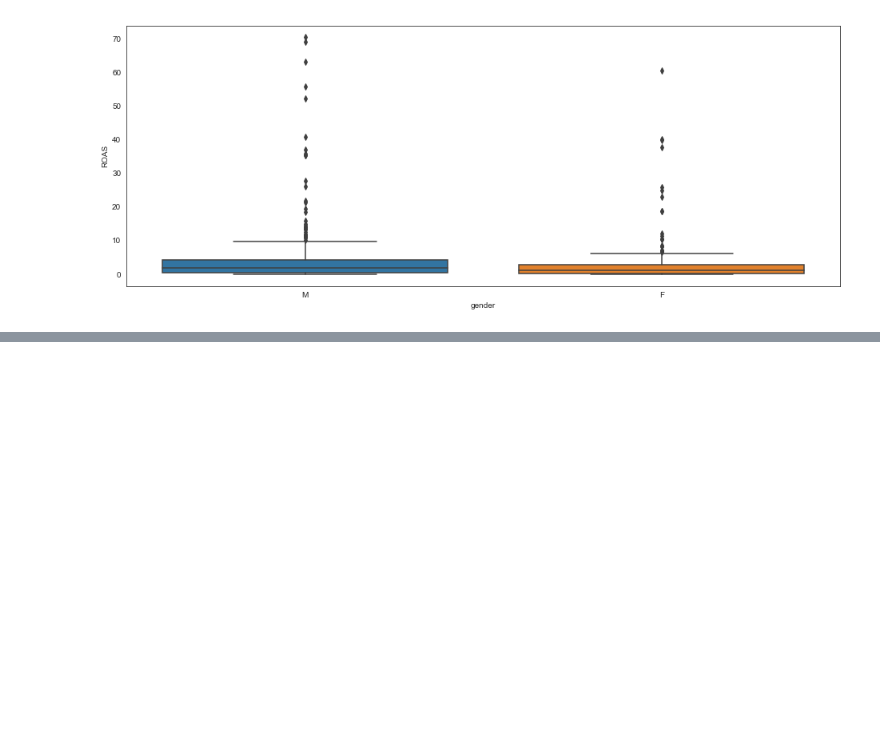
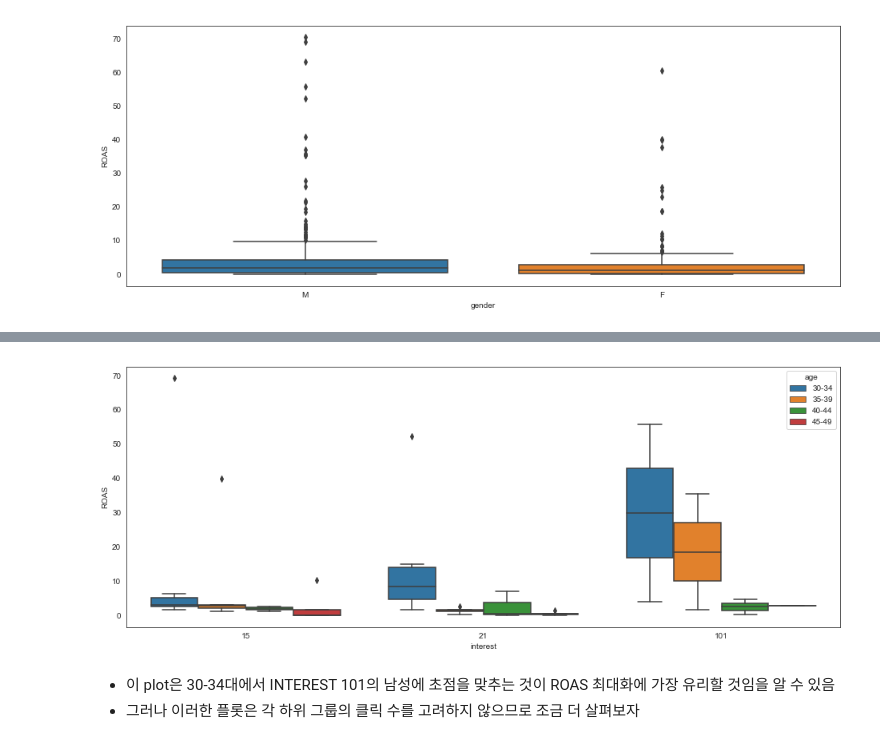
Before and after one commit to jaehle06/Data-Analytics, a Jupyter notebook: Facebook_Ads_Analysis.ipynb, the cells around one changed output, grey strips where cells are left out. Drawn from its saved outputs; the diff is of its cells as text; code cells hidden in the pictures; blank space fills up the shorter version.

```diff
--- a/Facebook_Ads_Analysis.ipynb
+++ b/Facebook_Ads_Analysis.ipynb
@@ -222,0 +279,8 @@ plt.show()
+# %%
+sns.boxplot(x="interest", y="ROAS",hue='age',data=newdf_grouped_interest)
+plt.show()
+# %% [output]
+[figure, added]
+# %% [markdown]
+- 이 plot은 30-34대에서 INTEREST 101의 남성에 초점을 맞추는 것이 ROAS 최대화에 가장 유리할 것임을 알 수 있음
+- 그러나 이러한 플롯은 각 하위 그룹의 클릭 수를 고려하지 않으므로 조금 더 살펴보자
```
Also changed, not shown: parts of 22 cells of this notebook.
